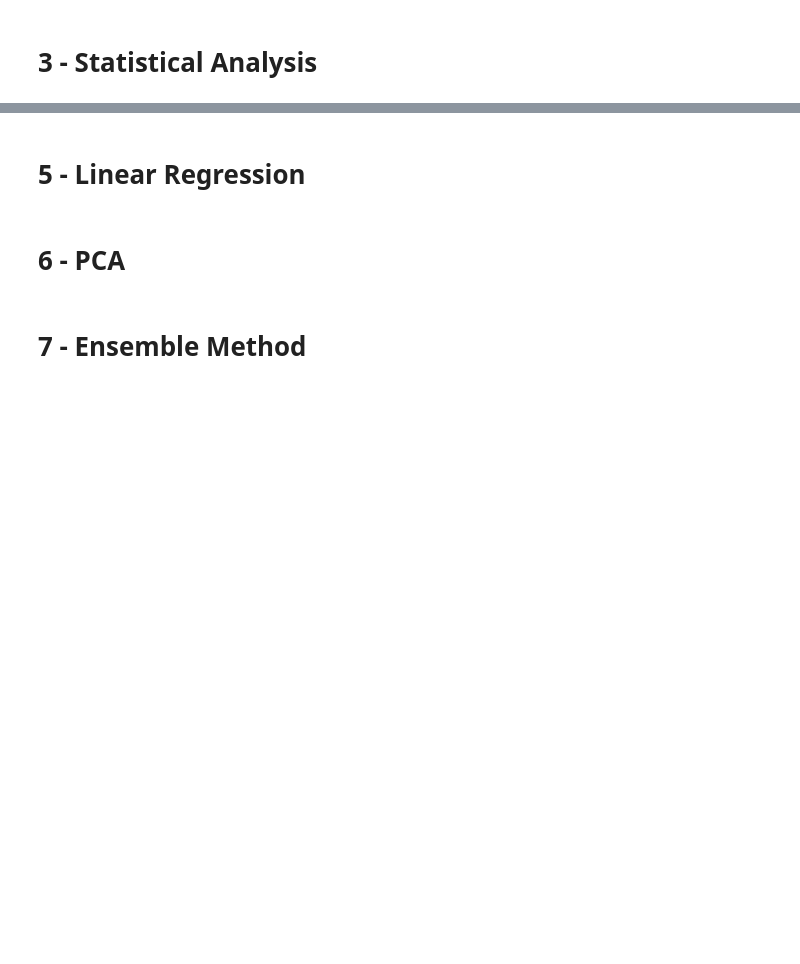
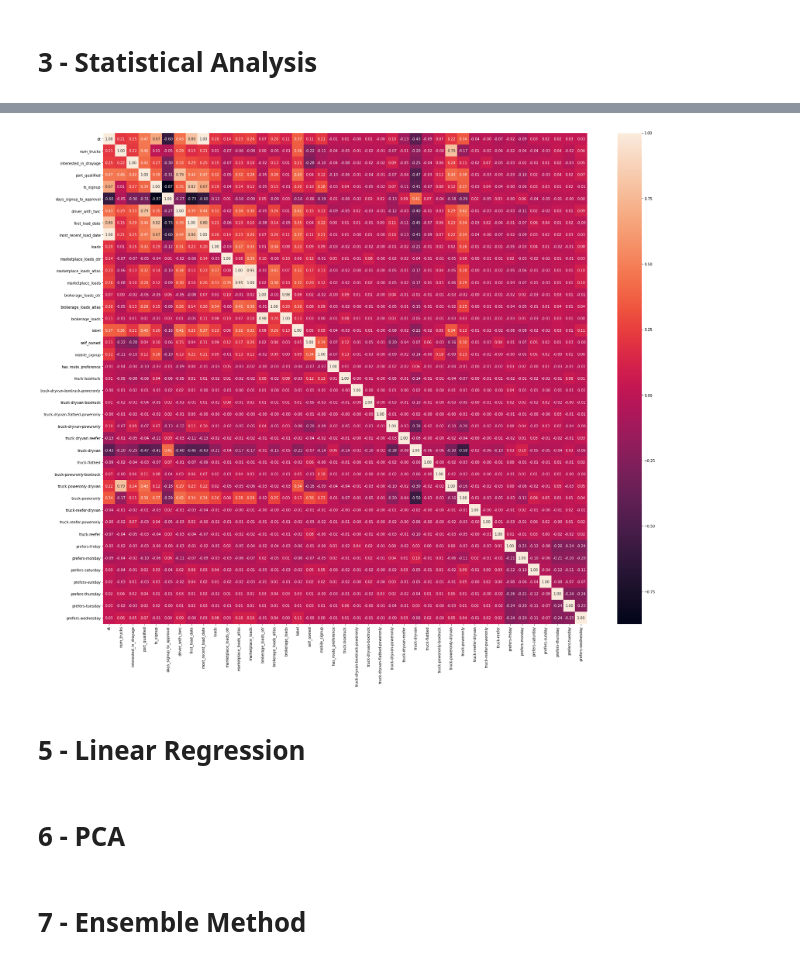
Before and after one commit to kpstesla/DSF_Project_3, a Jupyter notebook: main.ipynb, the cells around one changed output, grey strips where cells are left out. Saved outputs shown, nothing was run; the diff lists cells and outputs as text; code cells hidden in the pictures; blank space fills up the shorter version.

```diff
--- a/main.ipynb
+++ b/main.ipynb
@@ -357,0 +376,8 @@ collapsed_df.shape
+# %%
+driver_id_df = generate_labels(df, top_loads2, top_most_recent1)
+driver_id_df = aggregate_rows_by_driver_id(driver_id_df)
+driver_id_df = augment_boolean_columns(driver_id_df)
+driver_id_df = encode_categorical_columns(driver_id_df)
+driver_id_df = convert_date_to_int(driver_id_df)
+print(driver_id_df.shape)
+driver_id_df.info()
@@ -362,3 +436,9 @@ collapsed_df.shape
+# %%
+plt.figure(figsize=(30,25))
+sn.heatmap(driver_id_df.corr(), annot=True, fmt=".2f")
+plt.show()
+# %% [output]
+[figure, added]
 # %% [markdown]
 # 5 - Linear Regression
 # %% [markdown]
```
Also changed, not shown: parts of 26 cells of this notebook.
